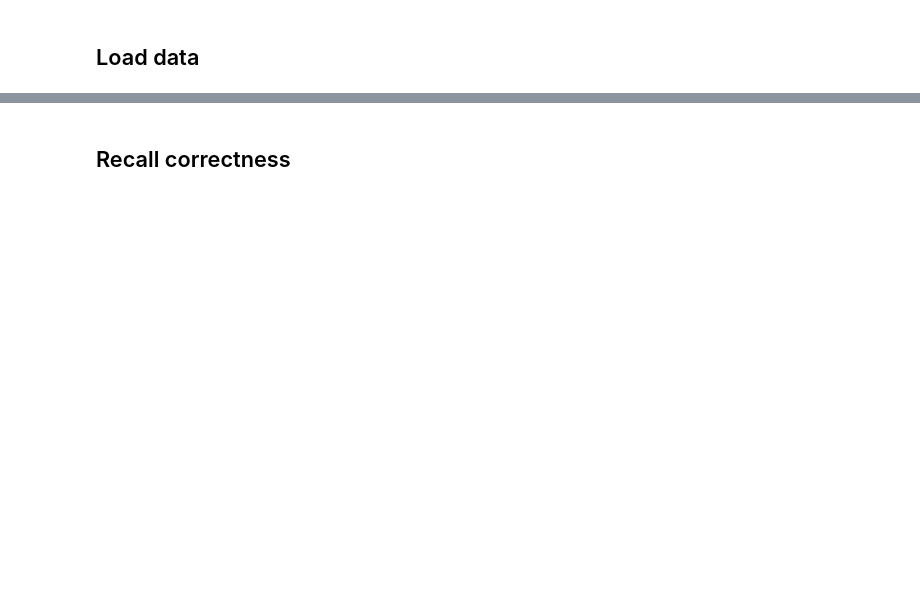
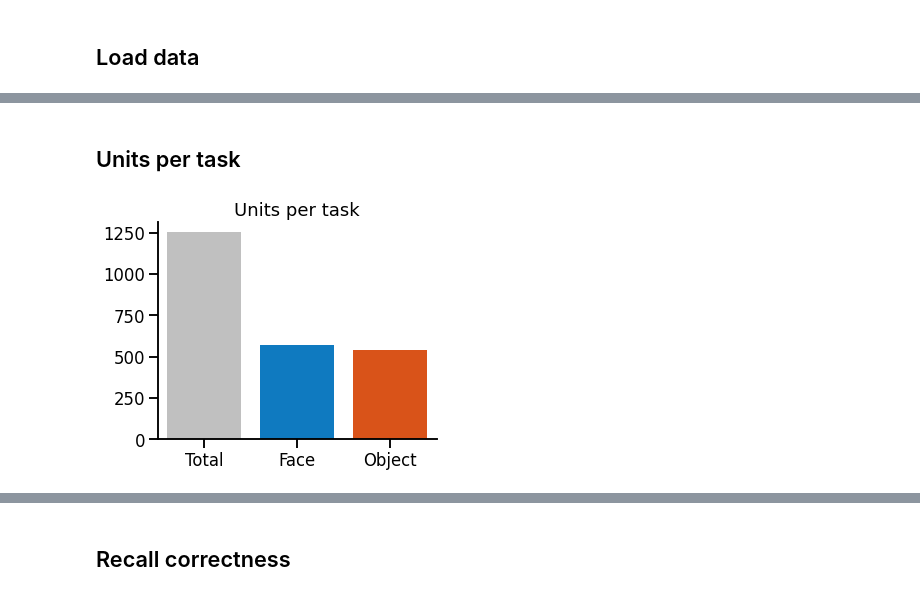
Before and after one commit to HSUPipeline/AnalyzeTH, a Jupyter notebook: notebooks/B1-BehaviorAnalyses.ipynb, the cells around one changed output, grey strips where cells are left out. Cells and saved outputs as stored; diff of their text form; code cells hidden in the pictures; blank space fills up the shorter version.

```diff
--- a/notebooks/B1-BehaviorAnalyses.ipynb
+++ b/notebooks/B1-BehaviorAnalyses.ipynb
@@ -54,3 +61,15 @@ nwbfiles = get_files(data_folder, select='nwb')
 # Get the list of NWB files running THO, THF respectively
 nwbfiles_THF = get_files(data_folder, select='THF')
 nwbfiles_THO = get_files(data_folder, select='THO')
+# %%
+# Define session information
+session = {
+    'experiment' : 'THF',
+    'subject' : 'wv001',
+    'session' : 0
+}
+# %%
+# Load example NWB file
+nwbfile = load_nwbfile(session, data_folder)
+# %% [markdown]
+## Units per task
@@ -56,0 +82,10 @@ nwbfiles_THO = get_files(data_folder, select='THO')
+# %%
+# Plot the number of units in each task
+_, ax = plt.subplots(figsize=(5, 4))
+plot_bar([sum(units_session), sum(units_session[1:10]), sum(units_session[11:22])],
+         labels=['Total', 'Face', 'Object'], color=['silver', '#0F7AC0', '#D95319'],
+         title='Units per task', ax=ax)
+drop_spines(ax, ['top', 'right'])
+# save_figure('units_task'+'.svg', '/Users/clairehan/Desktop/paper_fig', close=False, bbox_inches='tight')
+# %% [output]
+[figure, added]
```
Also changed, not shown: parts of 20 cells of this notebook.
